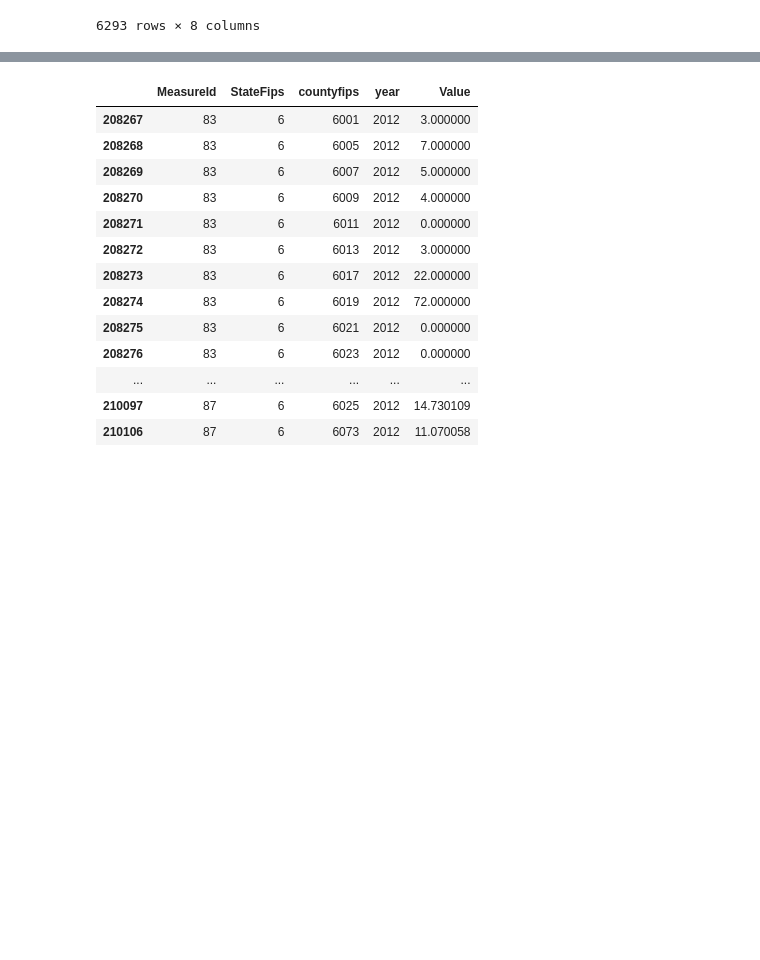
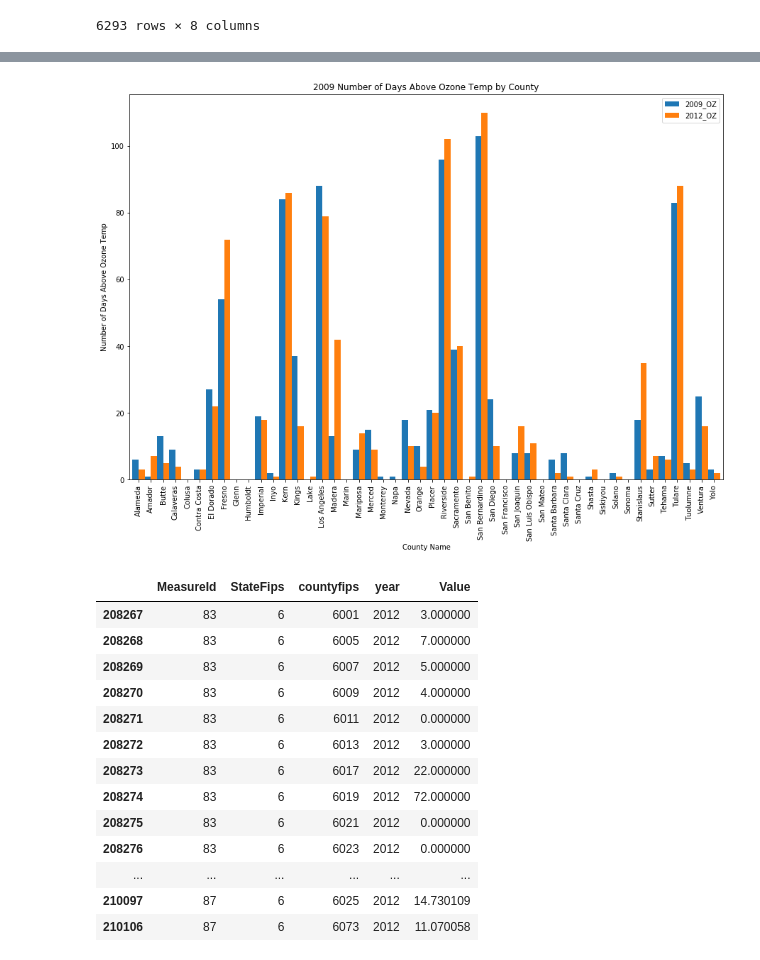
Before and after one commit to VanessaKnox/MVP-Solutions, a Jupyter notebook: masterprojectwork (asthma and ozone) .ipynb, the cells around one changed output, grey strips where cells are left out. Cells and saved outputs as stored; diff of their text form; code cells hidden in the pictures; blank space fills up the shorter version.

Commit message:
new images

```diff
--- a/masterprojectwork (asthma and ozone) .ipynb
+++ b/masterprojectwork (asthma and ozone) .ipynb
@@ -275,0 +282,6 @@ cdc_df_abbreviated_2009_PM
+# %%
+condensed_OZ_2012 = pd.DataFrame(cdc_df_abbreviated_2012_OZ[["CountyName","Value"]])
+condensed_OZ_2012
+
+new_condensed_OZ_2012= condensed_OZ_2012.set_index('CountyName')
+new_condensed_OZ_2012
@@ -275,0 +307,5 @@ cdc_df_abbreviated_2009_PM
+# %%
+merged_OZ_bycounty_2009_2012 = pd.merge(new_condensed_OZ_2009, new_condensed_OZ_2012, on='CountyName')
+merged_OZ_bycounty_2009_2012 = merged_OZ_bycounty_2009_2012.rename(columns={'Value_x':'2009_OZ', 'Value_y':'2012_OZ'})
+#merged_numvisits_bycounty_2009_2012['Countyfips'] = merged_numvisits_bycounty_2009_2012['Countyfips'].append(countyfips_nums)
+merged_OZ_bycounty_2009_2012
@@ -276,3 +331,11 @@ cdc_df_abbreviated_2009_PM
+# %%
+multi_plot = merged_OZ_bycounty_2009_2012.plot(kind='bar', figsize=(15,10), width=1)
+plt.title("2009 Number of Days Above Ozone Temp by County")
+plt.xlabel("County Name")
+plt.ylabel("Number of Days Above Ozone Temp")
+plt.savefig("2009_number_days_above_ozone_temp_county.png")
+# %% [output]
+[figure, added]
 # %%
 #df 2012 with correct dtypes
 final_cdc_df_2012 = cdc_df_abbreviated_2012_PM[['MeasureId','StateFips', 'CountyFips', 'ReportYear','Value']]
```
Also changed, not shown: parts of 15 cells of this notebook, 4 other files.
